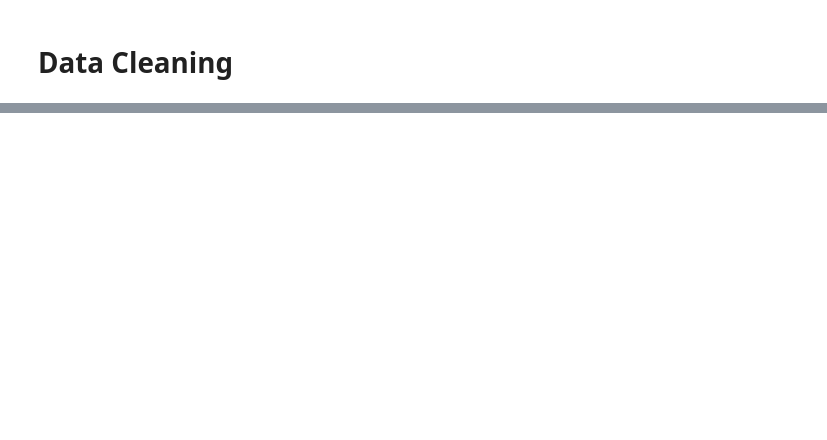
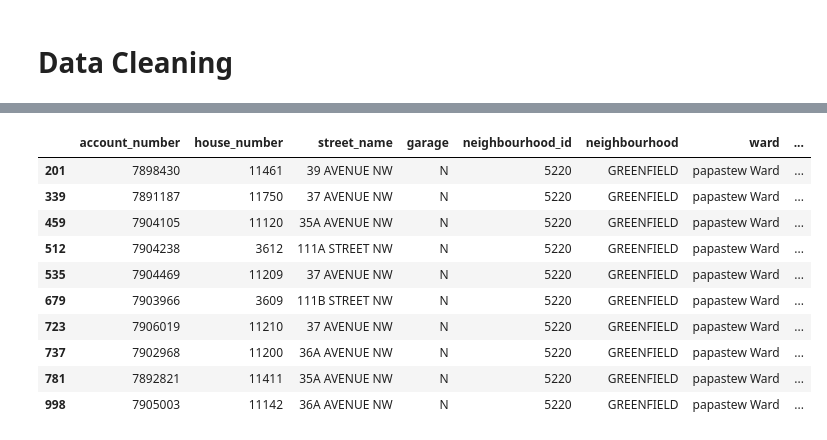
Before and after one commit to jasminebz/datakit-housing-fall-2024, a Jupyter notebook: edmonton_housing/edmonton_property_values.ipynb, the cells around one changed output, grey strips where cells are left out. Cells and saved outputs as stored; diff of their text form; code cells hidden in the pictures; blank space fills up the shorter version.

```diff
--- a/edmonton_housing/edmonton_property_values.ipynb
+++ b/edmonton_housing/edmonton_property_values.ipynb
@@ -63,0 +121,15 @@ greenfield_df.
+# %%
+# check if 200,000 is a good cutoff point for outliers
+greenfield_df[greenfield_df["assessed_value"] < 200000]
+# %% [output]
+|  | account_number | house_number | street_name | garage | neighbourhood_id | neighbourhood | ward | ... |
+| 201 | 7898430 | 11461 | 39 AVENUE NW | N | 5220 | GREENFIELD | papastew Ward | ... |
+| 339 | 7891187 | 11750 | 37 AVENUE NW | N | 5220 | GREENFIELD | papastew Ward | ... |
+| 459 | 7904105 | 11120 | 35A AVENUE NW | N | 5220 | GREENFIELD | papastew Ward | ... |
+| 512 | 7904238 | 3612 | 111A STREET NW | N | 5220 | GREENFIELD | papastew Ward | ... |
+| 535 | 7904469 | 11209 | 37 AVENUE NW | N | 5220 | GREENFIELD | papastew Ward | ... |
+| 679 | 7903966 | 3609 | 111B STREET NW | N | 5220 | GREENFIELD | papastew Ward | ... |
+| 723 | 7906019 | 11210 | 37 AVENUE NW | N | 5220 | GREENFIELD | papastew Ward | ... |
+| 737 | 7902968 | 11200 | 36A AVENUE NW | N | 5220 | GREENFIELD | papastew Ward | ... |
+| 781 | 7892821 | 11411 | 35A AVENUE NW | N | 5220 | GREENFIELD | papastew Ward | ... |
+| 998 | 7905003 | 11142 | 36A AVENUE NW | N | 5220 | GREENFIELD | papastew Ward | ... |
```
Also changed, not shown: parts of 17 cells of this notebook.
